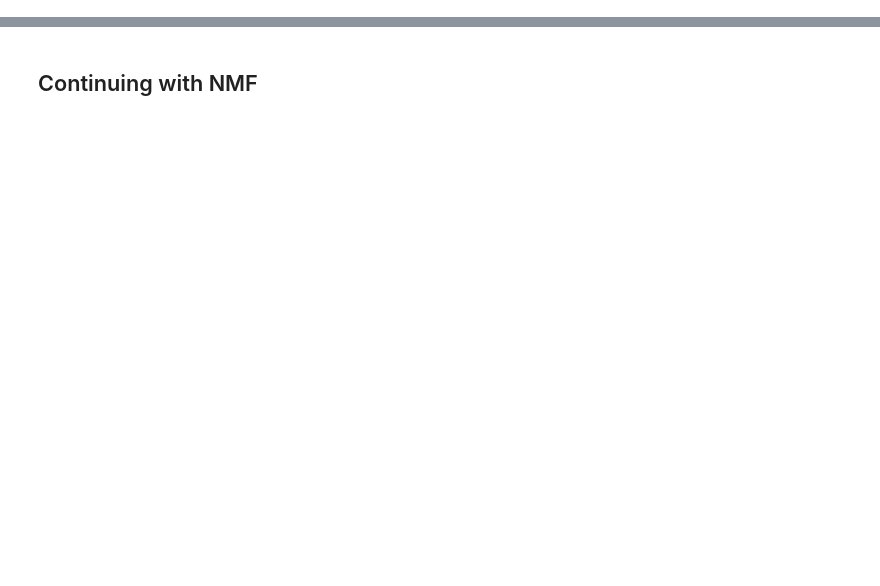
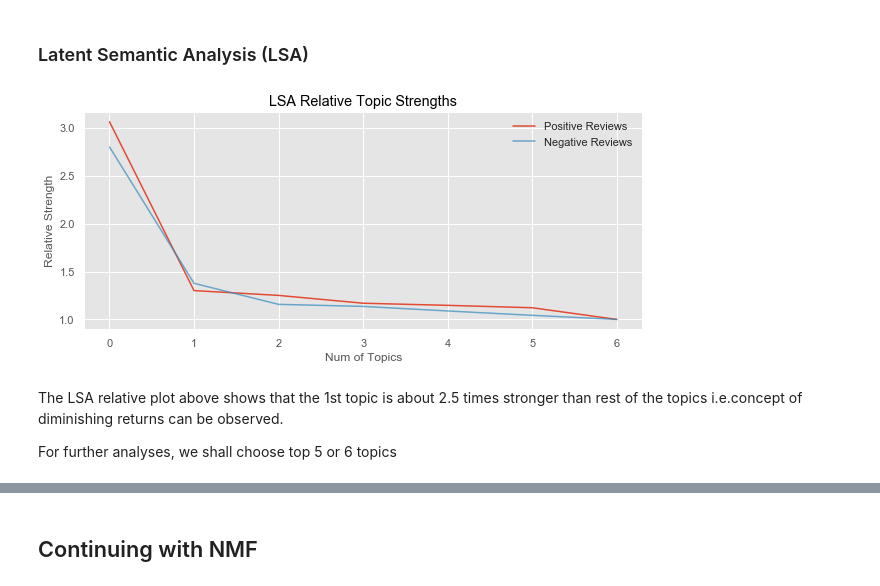
Before and after one commit to xiao-chi/yelp-prediction-mvp, a Jupyter notebook: yelpReviewsTopicModelling.ipynb, the cells around one changed output, grey strips where cells are left out. Drawn from its saved outputs; the diff is of its cells as text; code cells hidden in the pictures; blank space fills up the shorter version.

```diff
--- a/yelpReviewsTopicModelling.ipynb
+++ b/yelpReviewsTopicModelling.ipynb
@@ -411,0 +102,7 @@ Top topics + words for POSITIVE reviews
+# %%
+# Add additional stopwords
+
+extrawords = ['ve', 'like', 'got', 'american','toronto','just',
+               'don', 'really', 'said', 'told', 'ok',
+               'came', 'went', 'did', 'didn', 'good', 'kim', 'pho']
+stopwords = text.ENGLISH_STOP_WORDS.union(extra_words)
@@ -411,0 +183,46 @@ Top topics + words for POSITIVE reviews
+# %% [markdown]
+### Latent Semantic Analysis (LSA)
+# %%
+## Prepare for Latent Semantic Analysis (LSA)
+
+# Convert sparse matrix (of counts) to a gensim corpus
+# Genism requires terms by docs hence, transpose the matrix
+
+pos_corpus = matutils.Sparse2Corpus(pos_vectors.transpose())
+neg_corpus = matutils.Sparse2Corpus(neg_vectors.transpose())
+
+# Row indices
+pos_id2word = dict((v,k) for k,v in pos_tfidf.vocabulary_.items())
+neg_id2word = dict((v,k) for k,v in neg_tfidf.vocabulary_.items())
+
+# Run corpora (for Python 3 only)
+id2word_pos = corpora.Dictionary.from_corpus(pos_corpus, id2word=pos_id2word)
+id2word_neg = corpora.Dictionary.from_corpus(neg_corpus, id2word=neg_id2word)
+# %%
+# Create the LSA model
+num_of_topics = 7
+lsa_pos = models.LsiModel(pos_corpus, id2word=id2word_pos, num_topics=num_of_topics)
+lsa_neg = models.LsiModel(neg_corpus, id2word=id2word_neg, num_topics=num_of_topics)
+# %%
+# Plot the LSA Relative Topic Strength
+
+pos_singular_values = lsa_pos.projection.s.tolist()
+pos_rel = [sv/pos_singular_values[-1] for sv in pos_singular_values]
+neg_singular_values = lsa_neg.projection.s.tolist()
+neg_rel = [sv/neg_singular_values[-1] for sv in neg_singular_values]
+
+plt.style.use('ggplot')
+plt.figure(figsize=(10,4))
+plt.plot(range(len(pos_singular_values)), pos_rel, label='Positive Reviews', alpha=1.0)
+plt.plot(range(len(neg_singular_values)), neg_rel, label='Negative Reviews', alpha=0.7)
+plt.xticks(range(len(pos_singular_values)), range(len(pos_singular_values)))
+plt.xlabel('Num of Topics')
+plt.ylabel('Relative Strength')
+plt.title('LSA Relative Topic Strengths', color = 'black')
+plt.legend(framealpha = 0, loc = 'best');
+# %% [output]
+[figure, added]
+# %% [markdown]
+The LSA relative plot above shows that the 1st topic is about 2.5 times stronger than rest of the topics i.e.concept of diminishing returns can be observed.
+
+For further analyses, we shall choose top 5 or 6 topics
```
Also changed, not shown: parts of 115 cells of this notebook, 1 other file.
